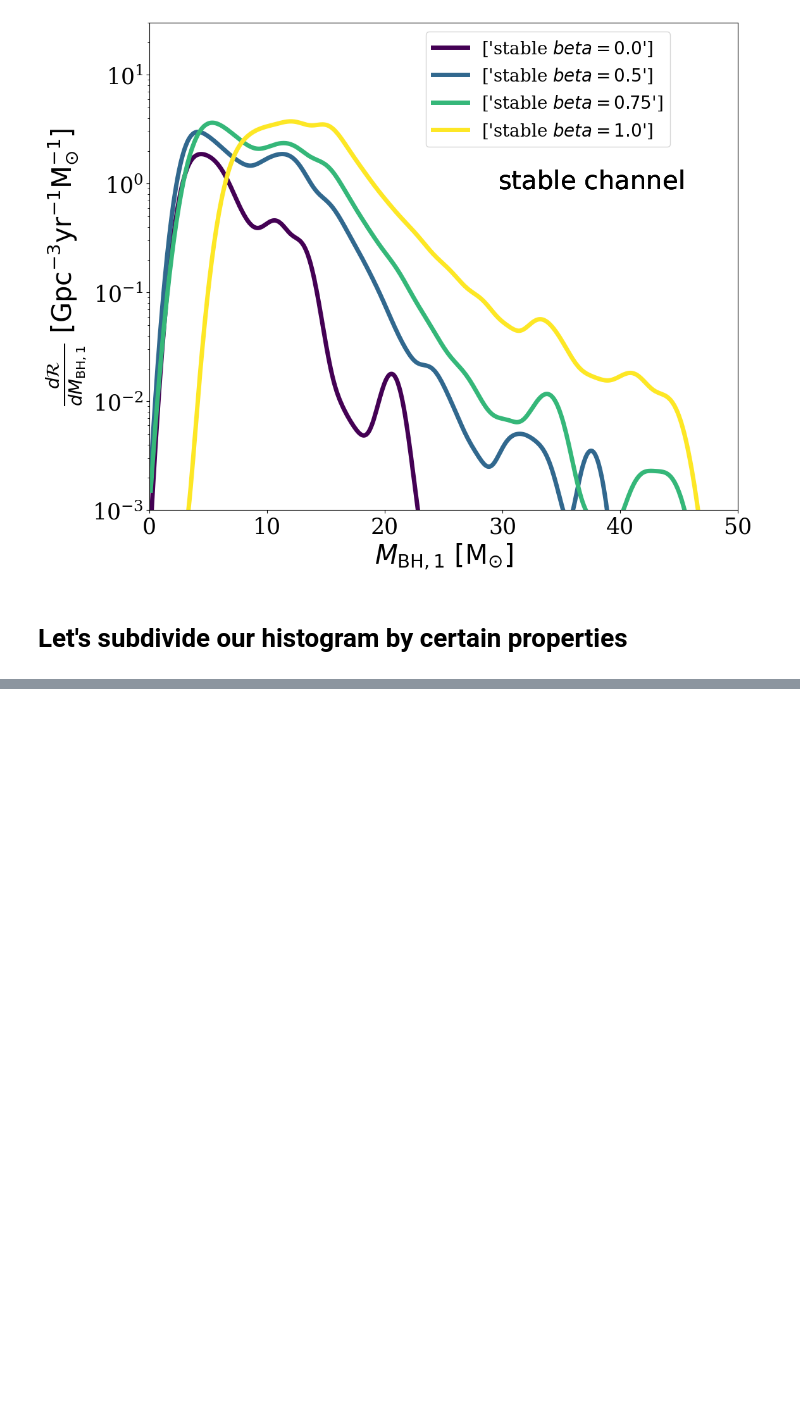
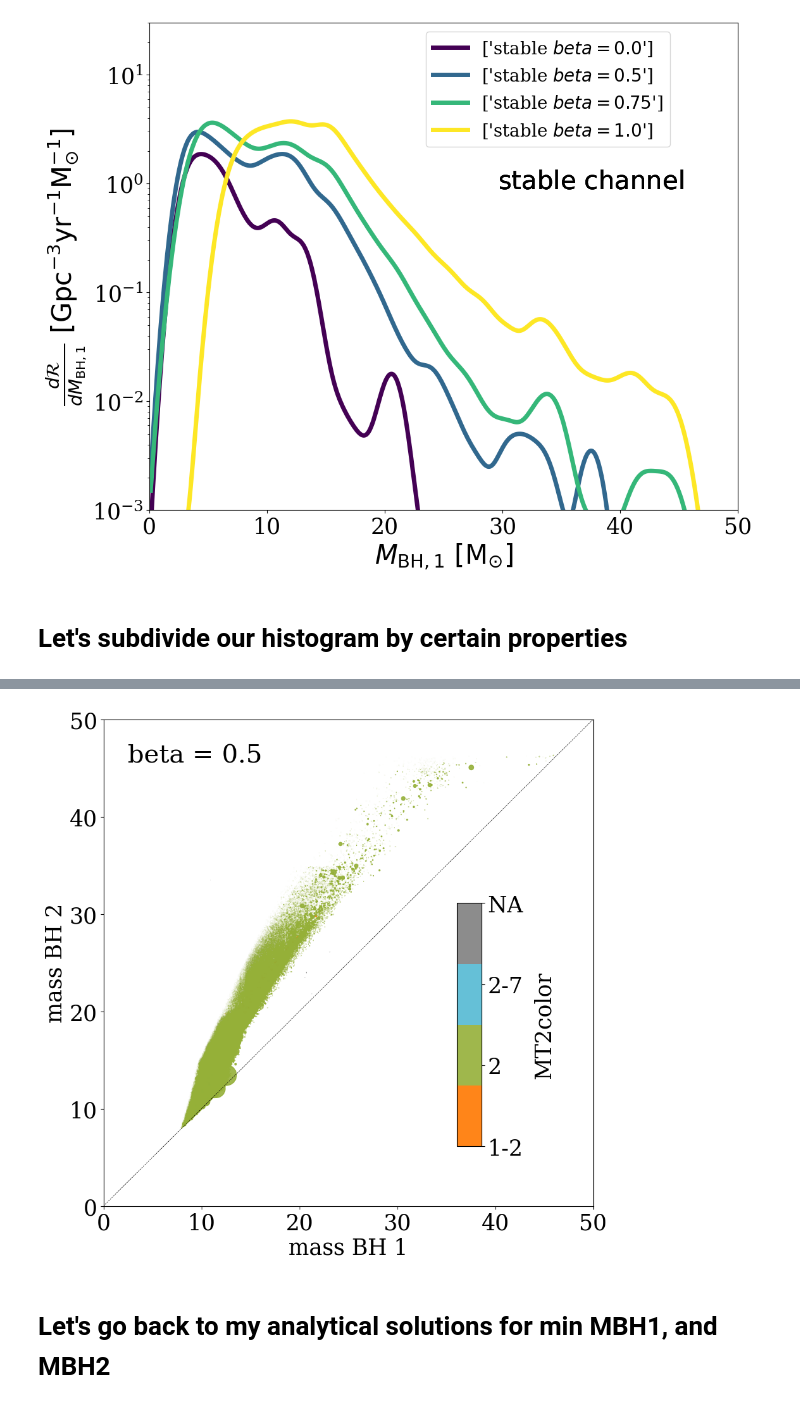
Before and after one commit to LiekeVanSon/BumpAt20, a Jupyter notebook: Code/InspectBumpAt20.ipynb, the cells around one changed output, grey strips where cells are left out. Drawn from its saved outputs; the diff is of its cells as text; code cells hidden in the pictures; blank space fills up the shorter version.

```diff
--- a/Code/InspectBumpAt20.ipynb
+++ b/Code/InspectBumpAt20.ipynb
@@ -543,0 +575,6 @@ plot_lines Line2D(_child5)
+# %%
+merging_BBH.info()
+
+BumpCausingBBH = merging_BBH[np.logical_and(merging_BBH['M_moreMassive'] > 11, merging_BBH['M_moreMassive'] < 21) ]
+i_redshift = np.where(redshifts == 0.2)[0][0]
+M2_moremass_Weights = Red_intr_rate_dens[merging_BBH['M_moreMassive'] == merging_BBH['Mass(2)'], i_redshift]
@@ -543,0 +599,13 @@ plot_lines Line2D(_child5)
+# %%
+print(np.unique(M2_moremass_BBH['MT_Donor_Hist(1)'] )  )
+print(np.unique(M2_moremass_BBH['MT_Donor_Hist(2)'] )  )
+
+# Define color map for MT_Donor_Hist(1)
+color_map = {'1-2             ': 0, '2               ': 1,'2-7             ': 2, 'NA              ': 3}
+
+# print([val for val in M2_moremass_BBH['MT_Donor_Hist(2)']])
+
+
+# Create a new column 'color' in the table
+M2_moremass_BBH['MT1color'] = [color_map[val] if val in color_map else -1 for val in M2_moremass_BBH['MT_Donor_Hist(1)']]
+M2_moremass_BBH['MT2color'] = [color_map[val] if val in color_map else -1 for val in M2_moremass_BBH['MT_Donor_Hist(2)']]
@@ -543,0 +625,40 @@ plot_lines Line2D(_child5)
+# %%
+from mpl_toolkits.axes_grid1.inset_locator import inset_axes
+
+# dmWinds and dmMT are fake news
+from matplotlib.colors import ListedColormap
+
+colors = ['#ff7800', '#95b038','#54b9d3','grey'] # Define the colors for 0, 1, 2, 3
+discrete_cmap = ListedColormap(colors) # Create the colormap
+
+fig, ax = plt.subplots(figsize = (10, 10))
+
+plt.plot(np.linspace(0,50,100), np.linspace(0,50,100), '--', color='k', lw = 0.5)
+
+kleur = 'MT2color' # np.log10(M2_moremass_BBH['Metallicity@ZAMS(1)'])
+im = plt.scatter(M2_moremass_BBH['Mass(1)'], M2_moremass_BBH['Mass(2)'],
+            s = 4000* M2_moremass_Weights, c = M2_moremass_BBH[kleur],
+            alpha = 0.9, cmap = discrete_cmap, vmin = 0, vmax = 3 )
+
+# Create an inset axes for the colorbar
+cax = inset_axes(ax,
+                 width="5%",  # width = 5% of parent_bbox width
+                 height="50%",  # height : 50%
+                 loc='lower left', bbox_to_anchor=(0.7, 0.1, 1, 1), bbox_transform=ax.transAxes)
+cbar = fig.colorbar(im, cax=cax, orientation="vertical",label = kleur )
+# Set the colorbar tick locations and labels
+cbar.set_ticks(list(range(len(color_map) )))
+cmap_ticks = [key.replace('             ', '') for key in color_map.keys()]
+cbar.set_ticklabels(cmap_ticks)
+
+ax.text(0.05, 0.95, 'beta = %s' % (BETA), ha='left', va='top', transform=ax.transAxes, size=29)
+
+ax.set_xlabel('mass BH 1')
+ax.set_ylabel('mass BH 2')
+ax.set_ylim(0,50)
+ax.set_xlim(0,50)
+plt.show()
+# %% [output]
+[figure, added]
+# %% [markdown]
+# Let's go back to my analytical solutions for min MBH1, and MBH2
```
Also changed, not shown: parts of 12 cells of this notebook, 1 other file.
